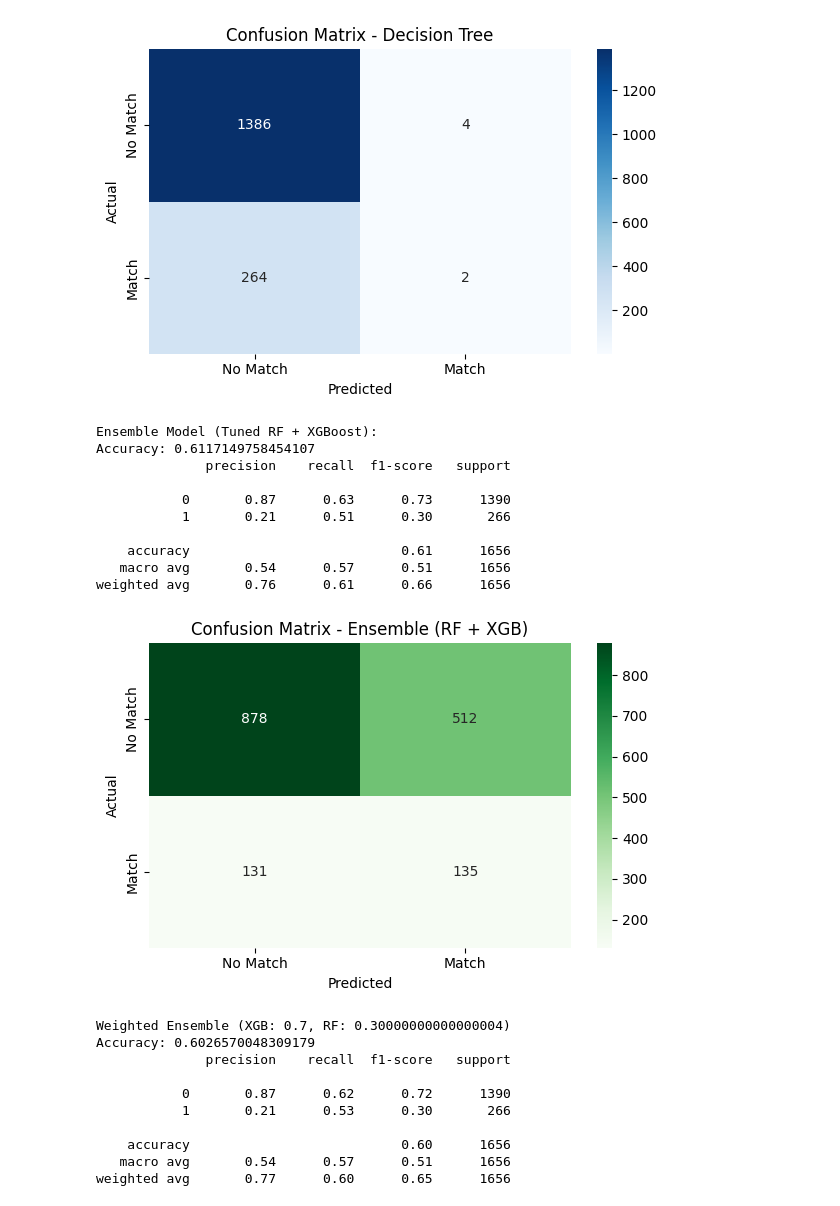
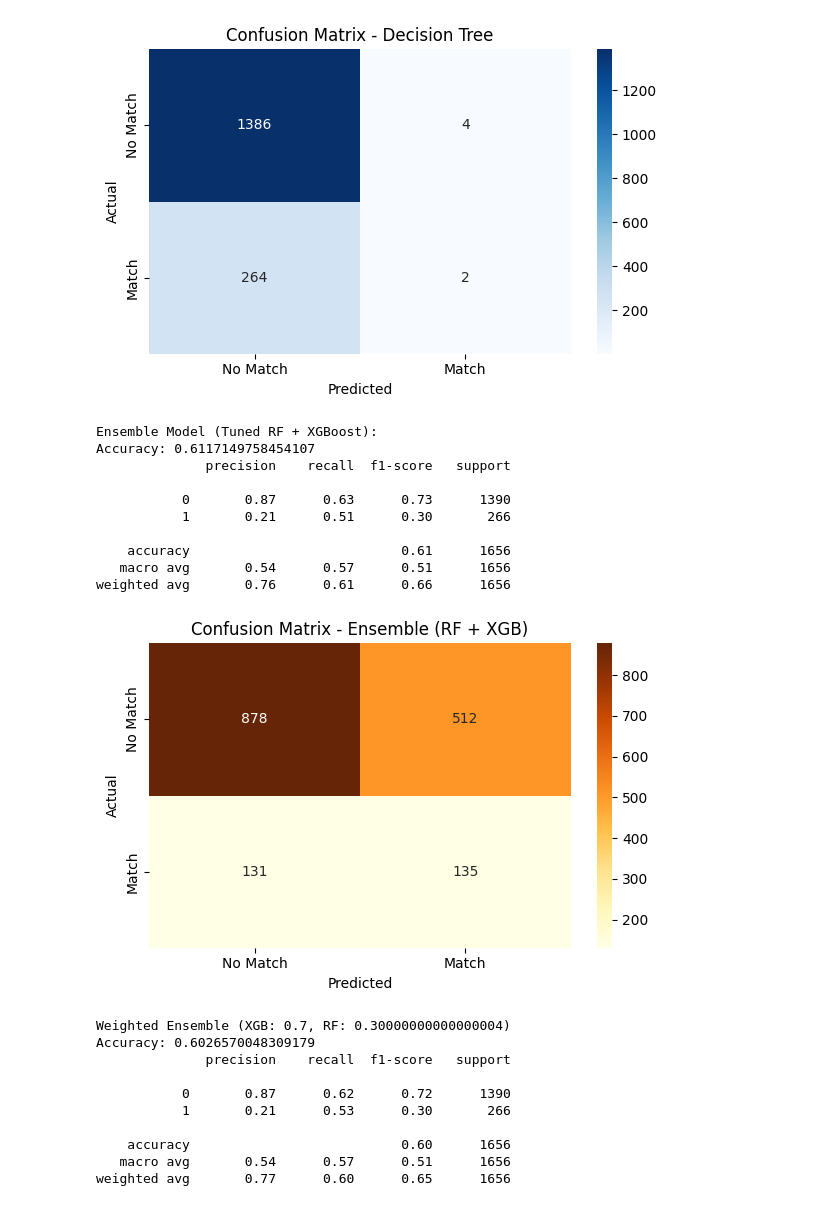
Before and after one commit to preawp/psych-of-selection, a Jupyter notebook: notebooks/modeling.ipynb, the cells around one changed output. Cells and saved outputs as stored; diff of their text form; code cells hidden in the pictures.

```diff
--- a/notebooks/modeling.ipynb
+++ b/notebooks/modeling.ipynb
@@ -294,35 +313,35 @@ xgb_probs = xgb.predict_proba(X_test)[:, 1]
 # Average them
 avg_probs = (rf_probs + xgb_probs) / 2
 
 # Convert to binary predictions using 0.5 threshold
 y_pred_ensemble = (avg_probs >= 0.5).astype(int)
 
 # Evaluate
 print("Ensemble Model (Tuned RF + XGBoost):")
 print("Accuracy:", accuracy_score(y_test, y_pred_ensemble))
 print(classification_report(y_test, y_pred_ensemble))
 
 # Confusion Matrix
 cm = confusion_matrix(y_test, y_pred_ensemble)
 plt.figure(figsize=(6,4))
-sns.heatmap(cm, annot=True, fmt='d', cmap='Greens', xticklabels=['No Match', 'Match'], yticklabels=['No Match', 'Match'])
+sns.heatmap(cm, annot=True, fmt='d', cmap='YlOrBr', xticklabels=['No Match', 'Match'], yticklabels=['No Match', 'Match'])
 plt.title("Confusion Matrix - Ensemble (RF + XGB)")
 plt.xlabel("Predicted")
 plt.ylabel("Actual")
 plt.tight_layout()
 plt.show()
 # %% [output]
 Ensemble Model (Tuned RF + XGBoost):
 Accuracy: 0.6117149758454107
               precision    recall  f1-score   support
 
            0       0.87      0.63      0.73      1390
            1       0.21      0.51      0.30       266
 
     accuracy                           0.61      1656
    macro avg       0.54      0.57      0.51      1656
 weighted avg       0.76      0.61      0.66      1656
-[figure, old version]
+[figure, new version]
 # %%
 # Weighted Ensemble: Combine Tuned XGBoost and Tuned Random Forest predictions
 # We assign 70% weight to XGBoost and 30% to Random Forest based on earlier performance.
```
Also changed, not shown: parts of 1 cell of this notebook, 1 other file.
